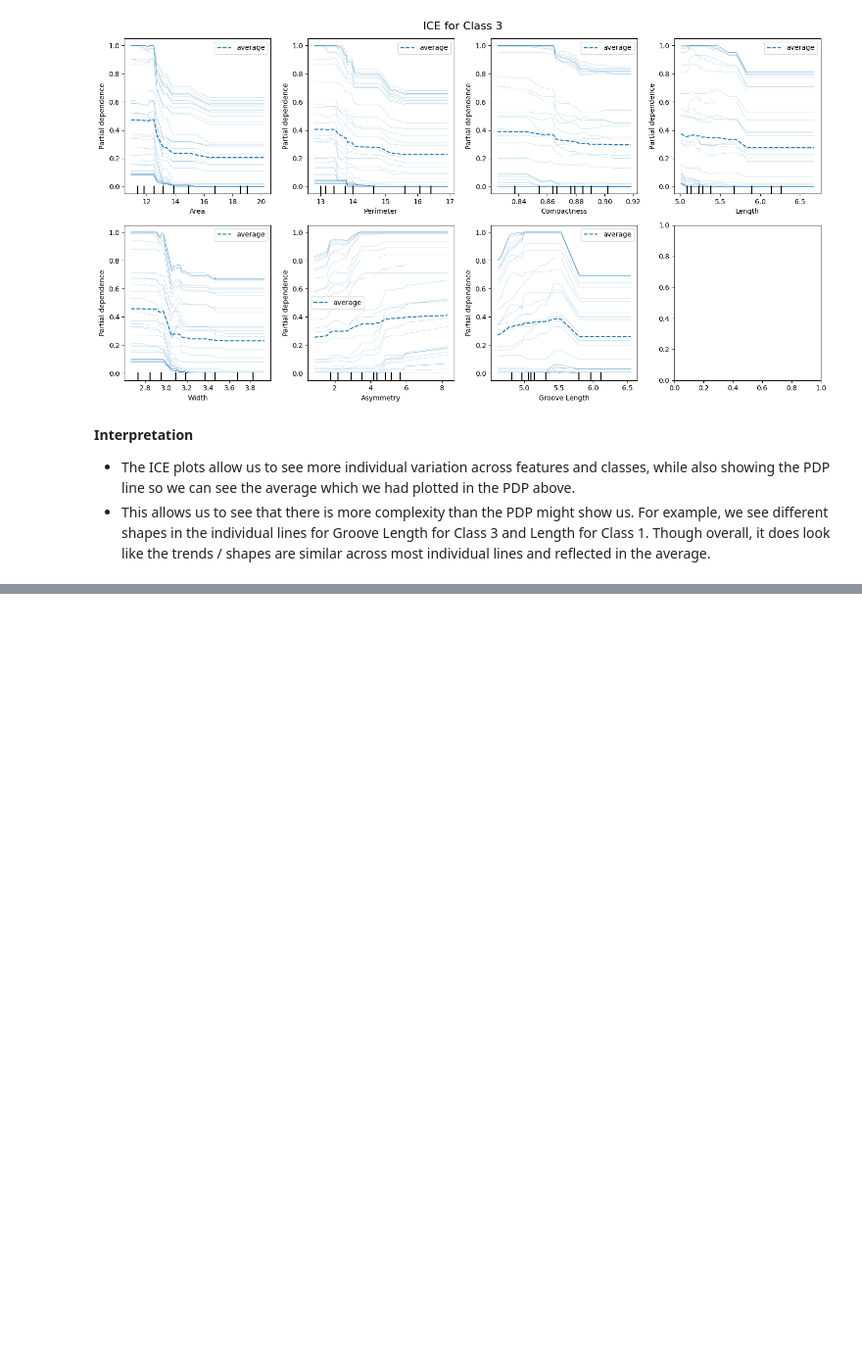
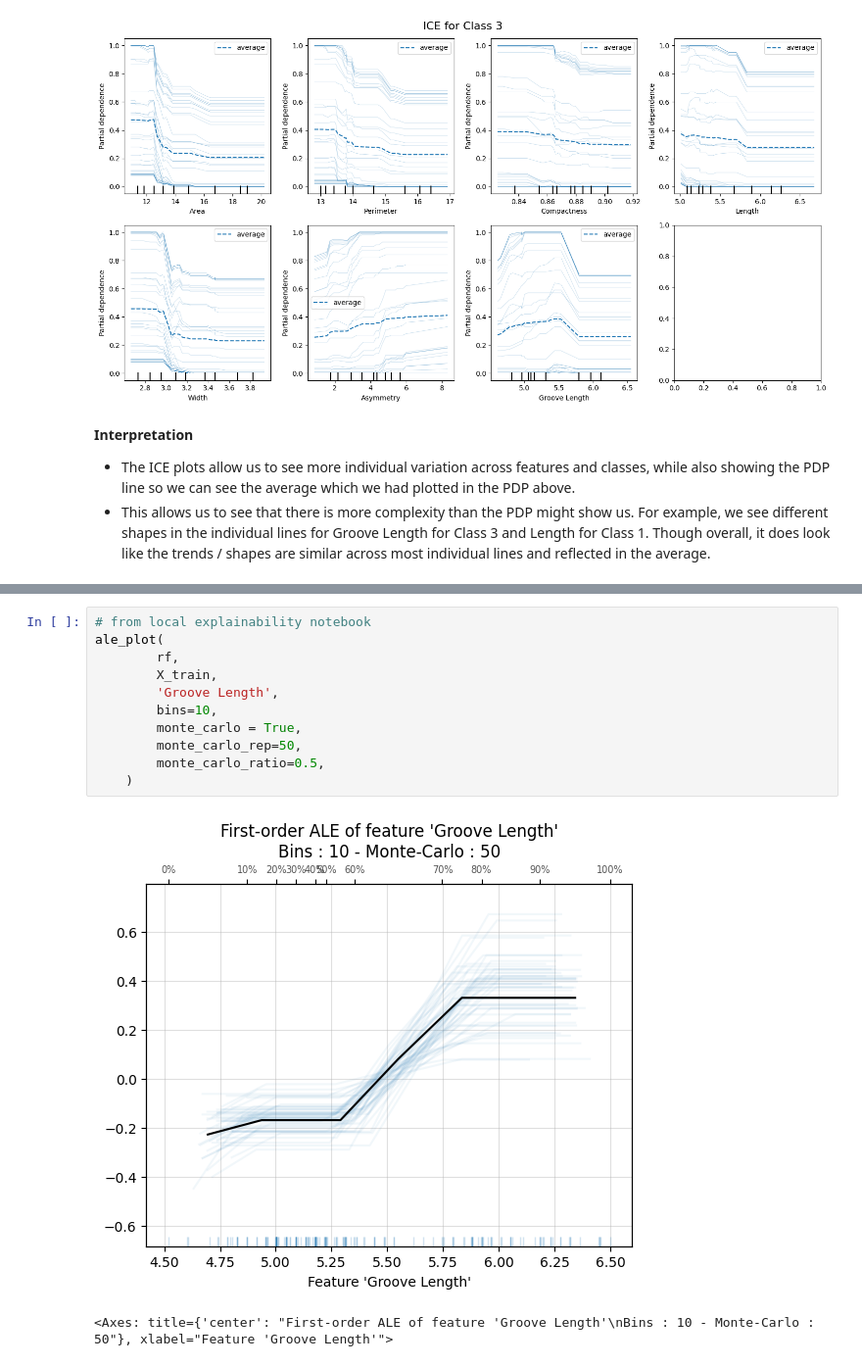
Before and after one commit to jc39963/Explainable_Techniques, a Jupyter notebook: Explainable_Techniques.ipynb, the cells around one changed output, grey strips where cells are left out. Shown at 98% size. Saved outputs shown, nothing was run; the diff lists cells and outputs as text; blank space fills up the shorter version.

```diff
--- a/Explainable_Techniques.ipynb
+++ b/Explainable_Techniques.ipynb
@@ -368,0 +388,14 @@ for target_class in target_classes:
+# %%
+# from local explainability notebook
+ale_plot(
+        rf,
+        X_train,
+        'Groove Length',
+        bins=10,
+        monte_carlo = True,
+        monte_carlo_rep=50,
+        monte_carlo_ratio=0.5,
+    )
+# %% [output]
+[figure, added]
+<Axes: title={'center': "First-order ALE of feature 'Groove Length'\nBins : 10 - Monte-Carlo : 50"}, xlabel="Feature 'Groove Length'">
```
Also changed, not shown: parts of 10 cells of this notebook.
